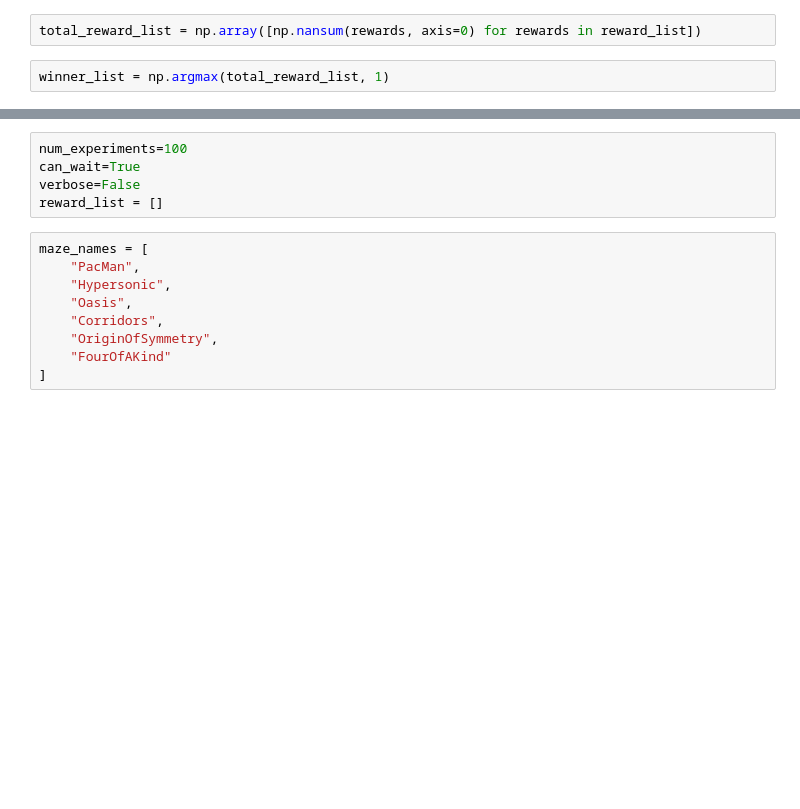
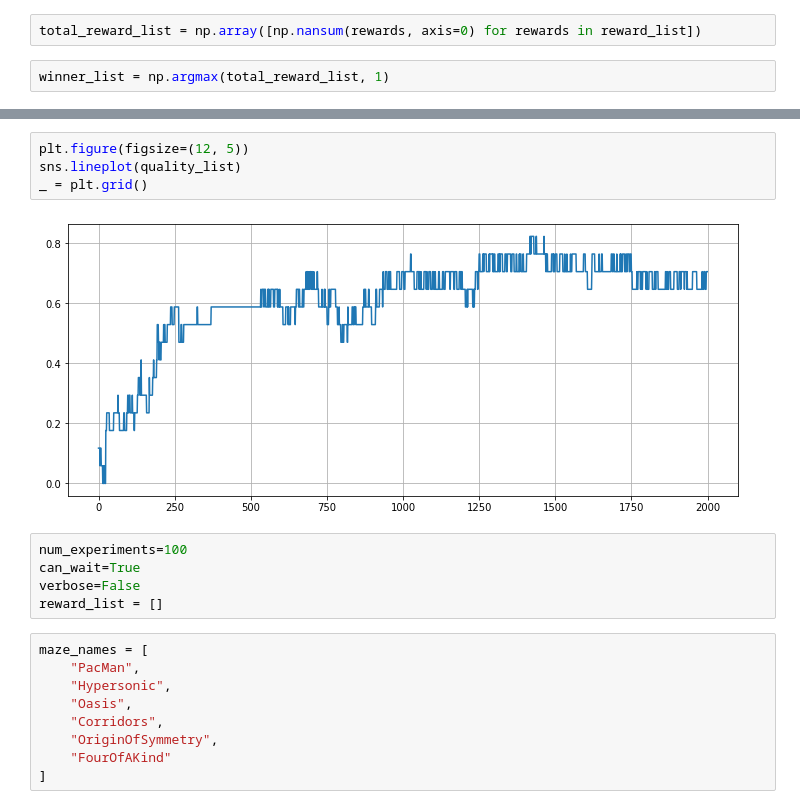
Before and after one commit to naidenovaleksei/code-of-kutulu-client, a Jupyter notebook: notebooks/multi-agent-learning.ipynb, the cells around one changed output, grey strips where cells are left out. Saved outputs shown, nothing was run; the diff lists cells and outputs as text; blank space fills up the shorter version.

```diff
--- a/notebooks/multi-agent-learning.ipynb
+++ b/notebooks/multi-agent-learning.ipynb
@@ -170,3 +170,9 @@ _ = plt.grid()
+# %%
+plt.figure(figsize=(12, 5))
+sns.lineplot(quality_list)
+_ = plt.grid()
+# %% [output]
+[figure, added]
 # %%
 num_experiments=100
 can_wait=True
```
Also changed, not shown: parts of 17 cells of this notebook, 1 other file.
